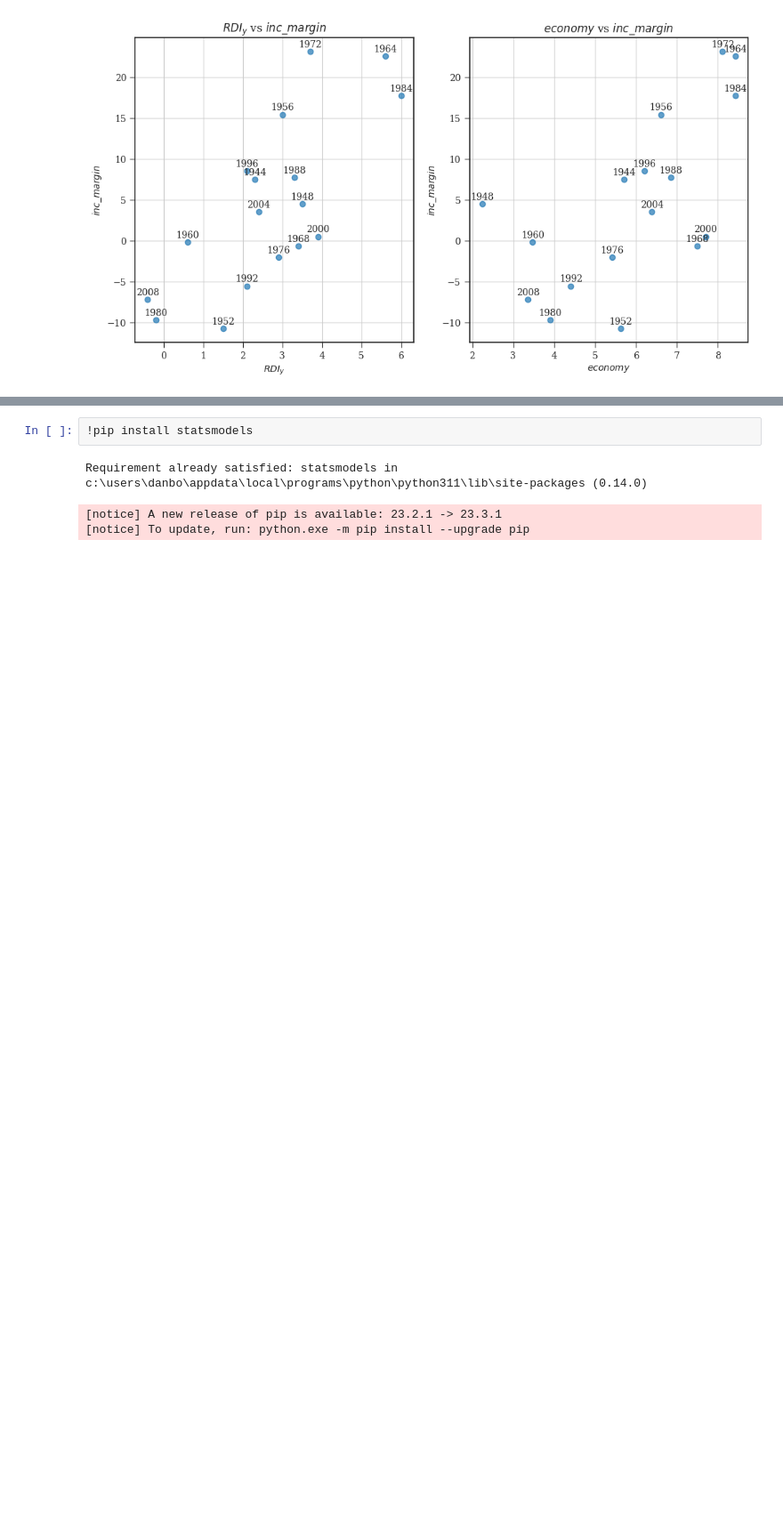
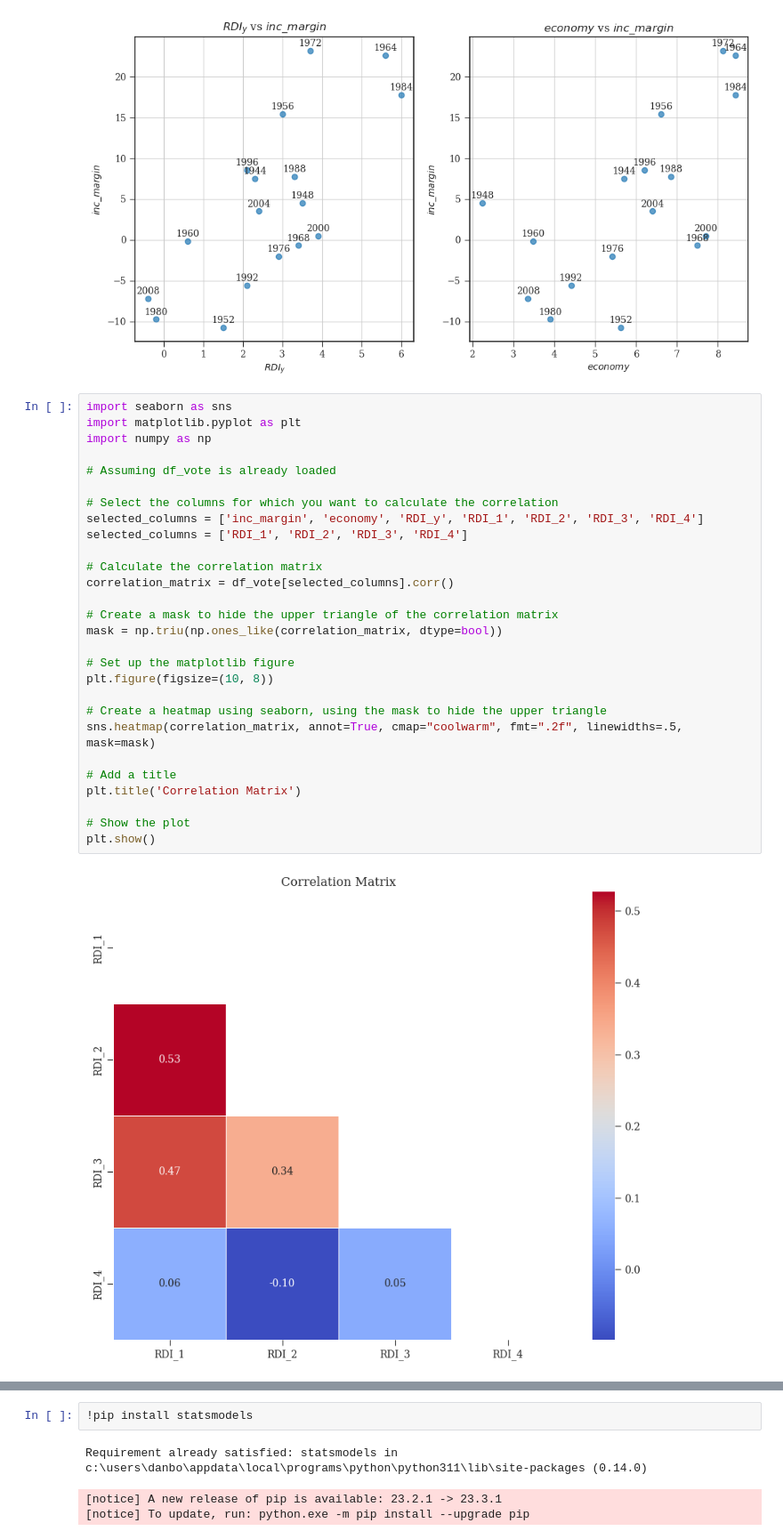
Before and after one commit to danybonfil/start, a Jupyter notebook: FQE_20231207.ipynb, the cells around one changed output, grey strips where cells are left out. Shown at 89% size. Saved outputs shown, nothing was run; the diff lists cells and outputs as text; blank space fills up the shorter version.

```diff
--- a/FQE_20231207.ipynb
+++ b/FQE_20231207.ipynb
@@ -100,3 +75,33 @@ plt.savefig(save_path, bbox_inches='tight')
 plt.show()
 # %% [output]
 [figure]
+# %%
+import seaborn as sns
+import matplotlib.pyplot as plt
+import numpy as np
+
+# Assuming df_vote is already loaded
+
+# Select the columns for which you want to calculate the correlation
+selected_columns = ['inc_margin', 'economy', 'RDI_y', 'RDI_1', 'RDI_2', 'RDI_3', 'RDI_4']
+selected_columns = ['RDI_1', 'RDI_2', 'RDI_3', 'RDI_4']
+
+# Calculate the correlation matrix
+correlation_matrix = df_vote[selected_columns].corr()
+
+# Create a mask to hide the upper triangle of the correlation matrix
+mask = np.triu(np.ones_like(correlation_matrix, dtype=bool))
+
+# Set up the matplotlib figure
+plt.figure(figsize=(10, 8))
+
+# Create a heatmap using seaborn, using the mask to hide the upper triangle
+sns.heatmap(correlation_matrix, annot=True, cmap="coolwarm", fmt=".2f", linewidths=.5, mask=mask)
+
+# Add a title
+plt.title('Correlation Matrix')
+
+# Show the plot
+plt.show()
+# %% [output]
+[figure, added]
```
Also changed, not shown: parts of 3 cells of this notebook, 8 other files.
